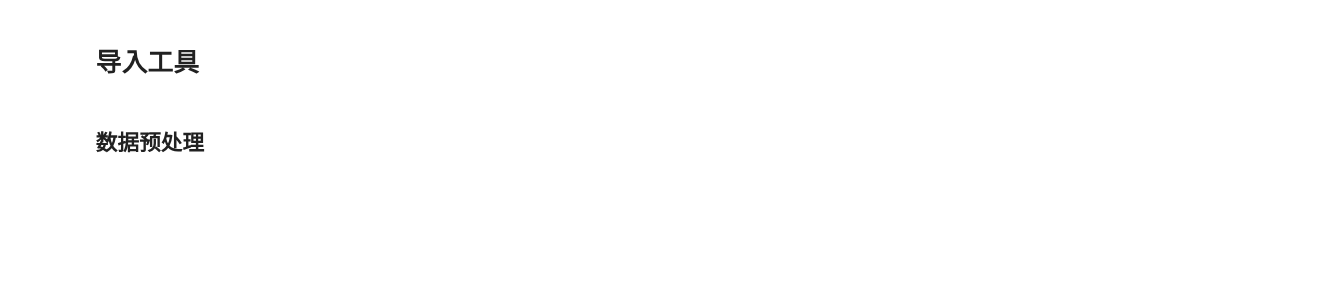
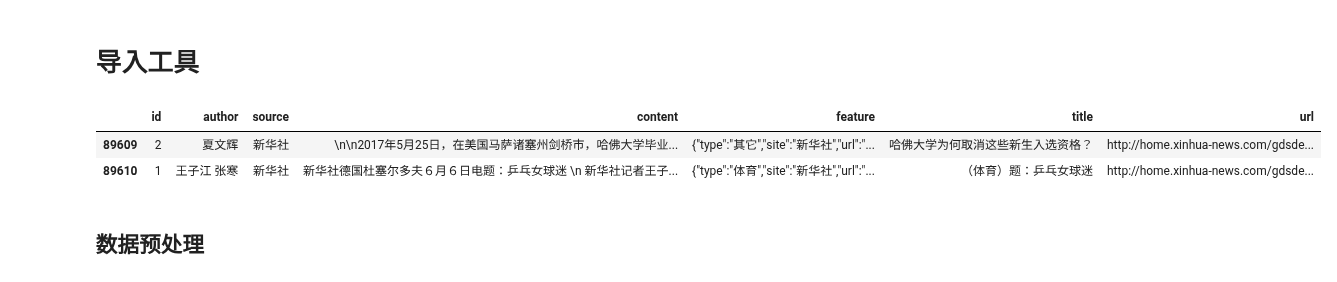
Before and after one commit to jh-lau/NLP, a Jupyter notebook: Artificial_Intelligence_for_NLP/Projects/2_autoSummarization/autoSummarization.ipynb, the cells around one changed output. Cells and saved outputs as stored; diff of their text form; code cells hidden in the pictures; blank space fills up the shorter version.

```diff
--- a/Artificial_Intelligence_for_NLP/Projects/2_autoSummarization/autoSummarization.ipynb
+++ b/Artificial_Intelligence_for_NLP/Projects/2_autoSummarization/autoSummarization.ipynb
@@ -29,6 +29,12 @@ pre_trained_wiki_model = r"D:\Github\NLP\Projects\data\trained_models\wiki_ltp_m
 wiki_model = Word2Vec.load(pre_trained_wiki_model)
 # %%
 raw_df = pd.read_csv('data/sqlResult_1558435.csv', encoding='gb18030')
+# %%
+raw_df.tail(2)
+# %% [output]
+|  | id | author | source | content | feature | title | url |
+| 89609 | 2 | 夏文辉 | 新华社 | \n\n2017年5月25日，在美国马萨诸塞州剑桥市，哈佛大学毕业... | {"type":"其它","site":"新华社","url":"... | 哈佛大学为何取消这些新生入选资格？ | http://home.xinhua-news.com/gdsde... |
+| 89610 | 1 | 王子江 张寒 | 新华社 | 新华社德国杜塞尔多夫６月６日电题：乒乓女球迷 \n 新华社记者王子... | {"type":"体育","site":"新华社","url":"... | （体育）题：乒乓女球迷 | http://home.xinhua-news.com/gdsde... |
 # %% [markdown]
 ## 数据预处理
 # %%
```
Also changed, not shown: parts of 21 cells of this notebook.
